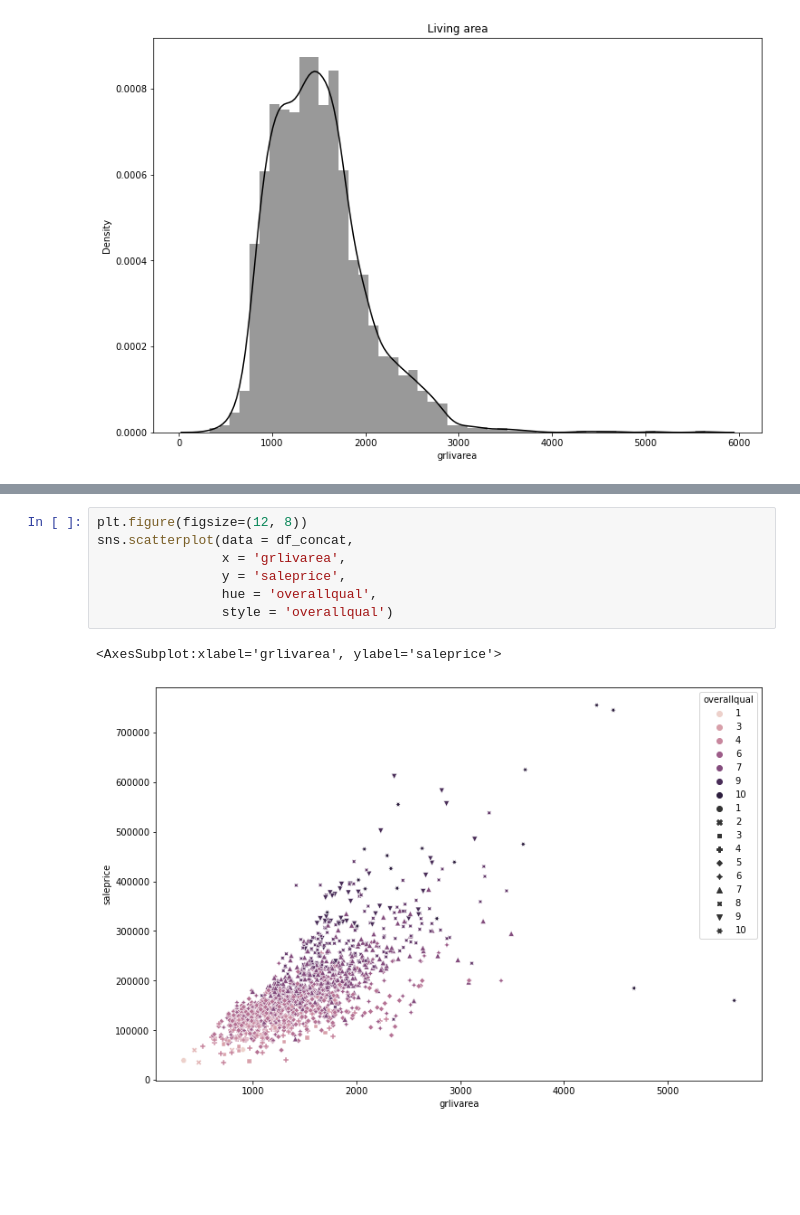
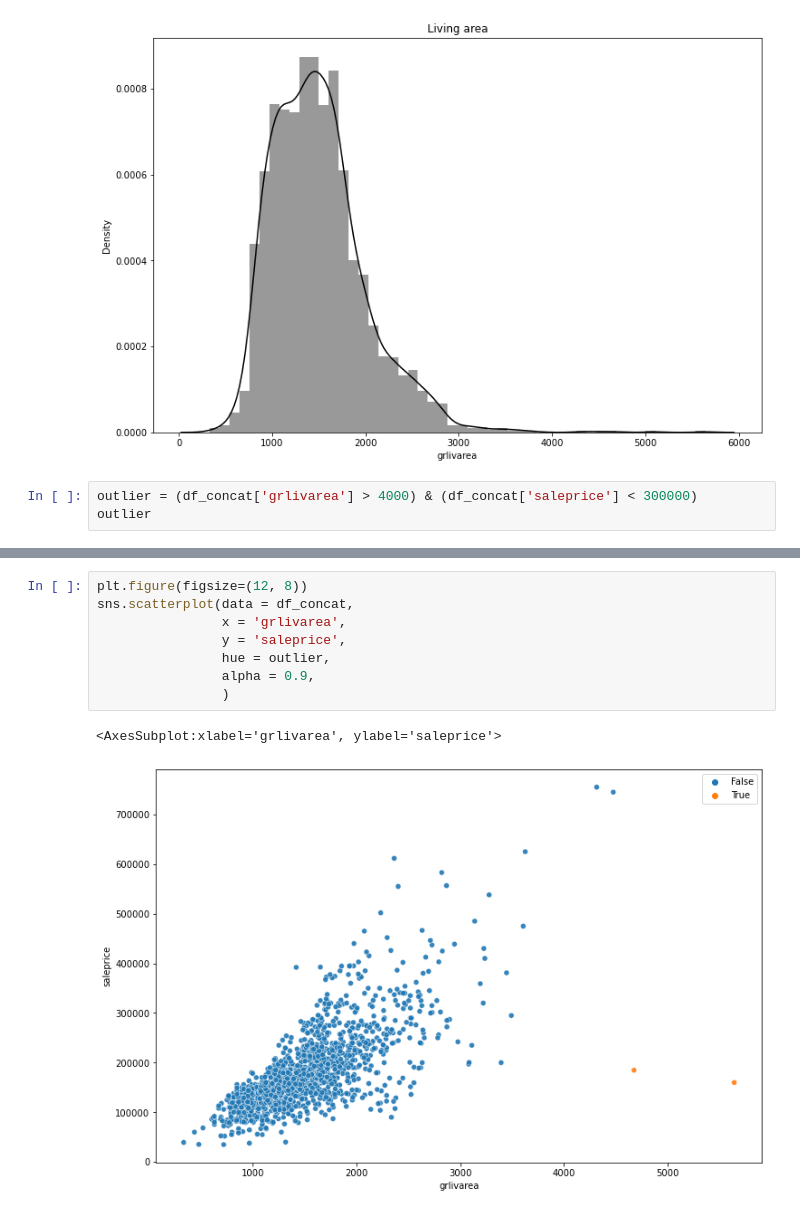
Before and after one commit to ViniciusHolanda001/House_Prices, a Jupyter notebook: notebook/eda_house_prices.ipynb, the cells around one changed output, grey strips where cells are left out. Cells and saved outputs as stored; diff of their text form; blank space fills up the shorter version.

Commit message:
Plots and stats

```diff
--- a/notebook/eda_house_prices.ipynb
+++ b/notebook/eda_house_prices.ipynb
@@ -241,3 +243,6 @@ ax.set_title("Living area")
 plt.show()
 # %% [output]
 [figure]
+# %%
+outlier = (df_concat['grlivarea'] > 4000) & (df_concat['saleprice'] < 300000)
+outlier
@@ -244,10 +267,11 @@ plt.show()
 # %%
 plt.figure(figsize=(12, 8))
 sns.scatterplot(data = df_concat,
                 x = 'grlivarea',
                 y = 'saleprice',
-                hue = 'overallqual',
-                style = 'overallqual')
+                hue = outlier,
+                alpha = 0.9,
+                )
 # %% [output]
 <AxesSubplot:xlabel='grlivarea', ylabel='saleprice'>
-[figure, old version]
+[figure, new version]
```
Also changed, not shown: parts of 8 cells of this notebook.
